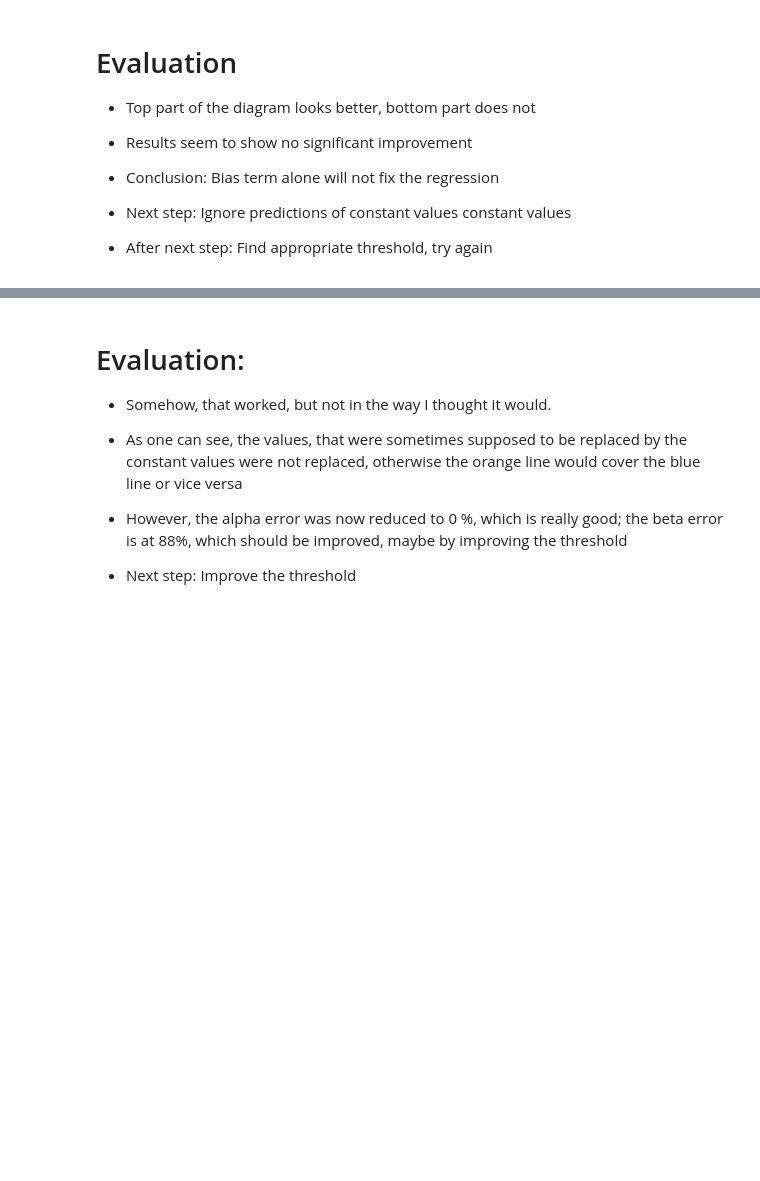
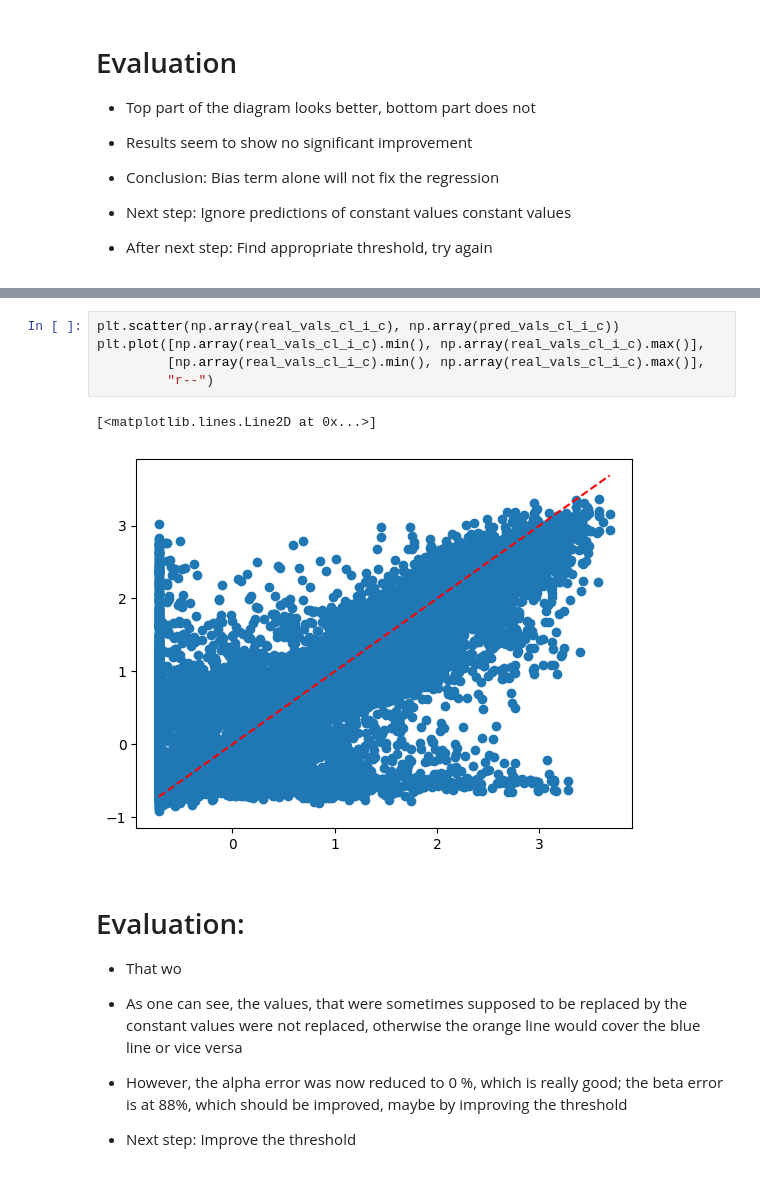
Before and after one commit to esthy13/Arsenic-Detection, a Jupyter notebook: src/notebooks/linear_predictor.ipynb, the cells around one changed output, grey strips where cells are left out. Cells and saved outputs as stored; diff of their text form; blank space fills up the shorter version.

```diff
--- a/src/notebooks/linear_predictor.ipynb
+++ b/src/notebooks/linear_predictor.ipynb
@@ -1397,7 +1464,15 @@ plt.show()
+# %%
+plt.scatter(np.array(real_vals_cl_i_c), np.array(pred_vals_cl_i_c))
+plt.plot([np.array(real_vals_cl_i_c).min(), np.array(real_vals_cl_i_c).max()],
+         [np.array(real_vals_cl_i_c).min(), np.array(real_vals_cl_i_c).max()],
+         "r--")
+# %% [output]
+[<matplotlib.lines.Line2D at 0x...>]
+[figure, added]
 # %% [markdown]
 # Evaluation:
 
-- Somehow, that worked, but not in the way I thought it would.
+- That wo
 - As one can see, the values, that were sometimes supposed to be replaced by the constant values were not replaced, otherwise the orange line would cover the blue line or vice versa
 - However, the alpha error was now reduced to 0 %, which is really good; the beta error is at 88%, which should be improved, maybe by improving the threshold
 
```
Also changed, not shown: parts of 11 cells of this notebook, 1 other file.
